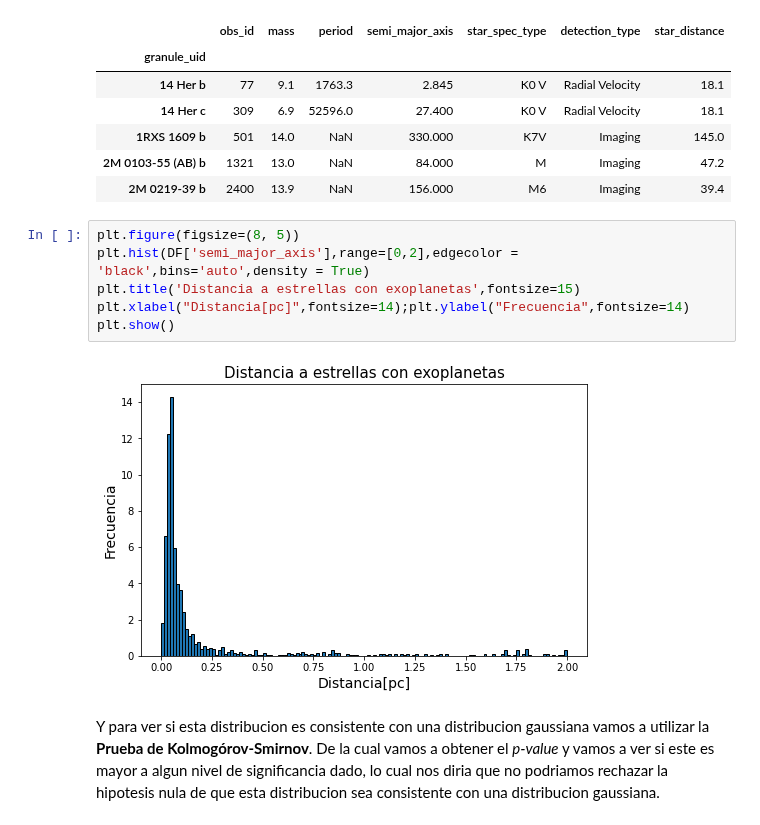
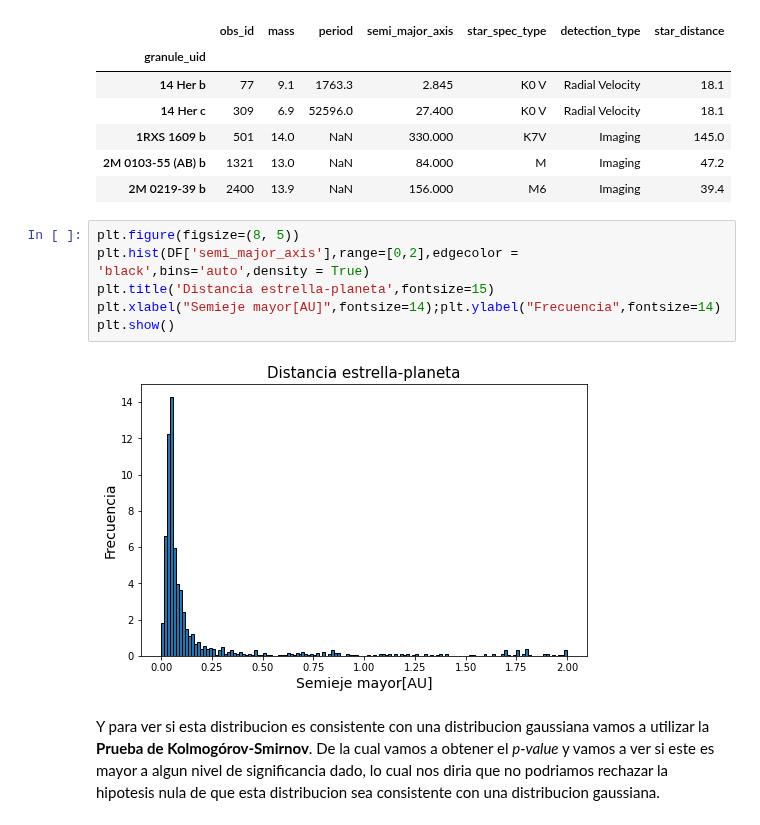
Before and after one commit to MarcosAJB00/Astrometria, a Jupyter notebook: Guia3/Practico3.ipynb, the cells around one changed output. Drawn from its saved outputs; the diff is of its cells as text.

```diff
--- a/Guia3/Practico3.ipynb
+++ b/Guia3/Practico3.ipynb
@@ -194,11 +196,11 @@ DF.head()
 # %%
 plt.figure(figsize=(8, 5))
 plt.hist(DF['semi_major_axis'],range=[0,2],edgecolor = 'black',bins='auto',density = True)
-plt.title('Distancia a estrellas con exoplanetas',fontsize=15)
-plt.xlabel("Distancia[pc]",fontsize=14);plt.ylabel("Frecuencia",fontsize=14)
+plt.title('Distancia estrella-planeta',fontsize=15)
+plt.xlabel("Semieje mayor[AU]",fontsize=14);plt.ylabel("Frecuencia",fontsize=14)
 plt.show()
 # %% [output]
-[figure, old version]
+[figure, new version]
 # %% [markdown]
 Y para ver si esta distribucion es consistente con una distribucion gaussiana vamos a utilizar la **Prueba de Kolmogórov-Smirnov**. De la cual vamos a obtener el *p-value* y vamos a ver si este es mayor a algun nivel de significancia dado, lo cual nos diria que no podriamos rechazar la hipotesis nula de que esta distribucion sea consistente con una distribucion gaussiana.
 # %%
```
Also changed, not shown: parts of 3 cells of this notebook.
